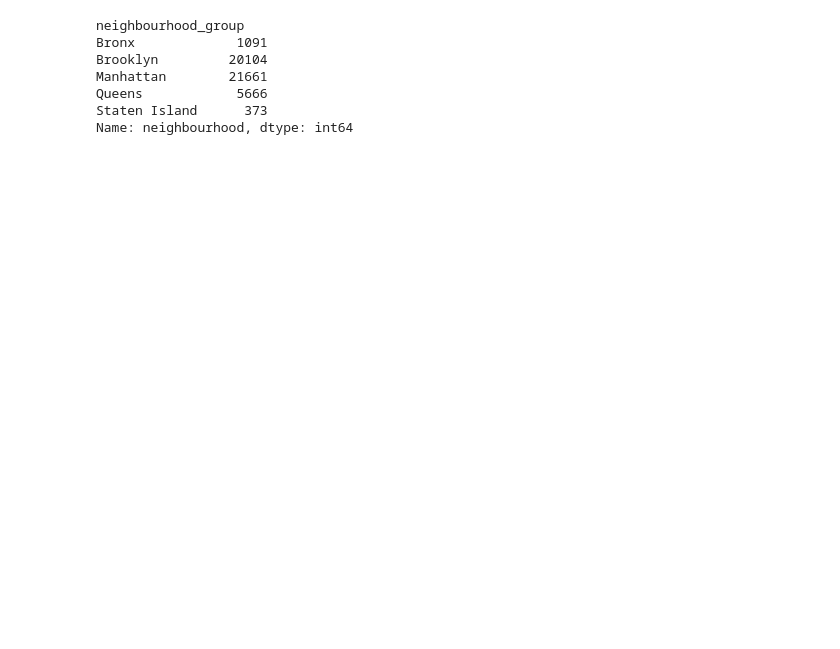
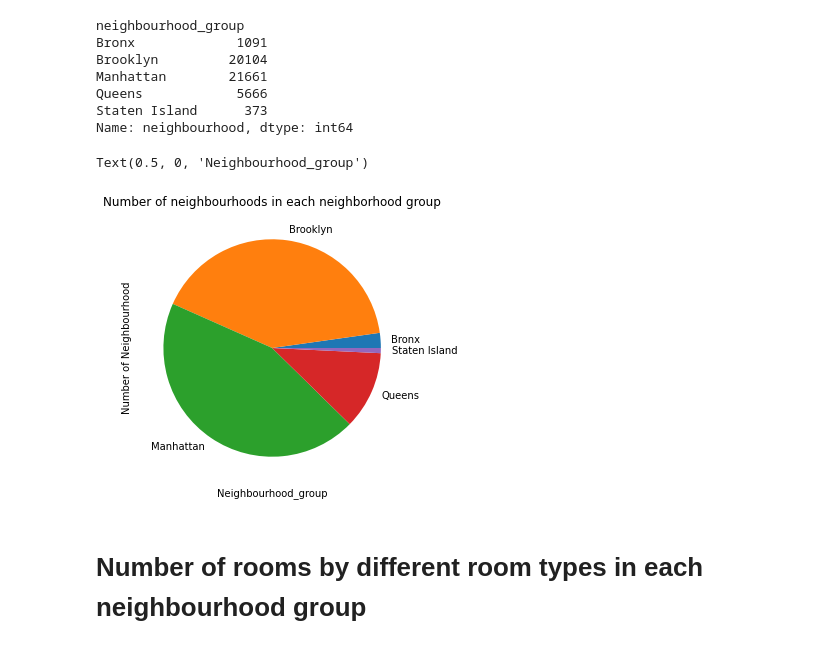
Before and after one commit to alokbhoi447/Airbnb-Booking-Analysis, a Jupyter notebook: Airbnb_Bookings_Analysis_Capstone_Project.ipynb, the cells around one changed output. Drawn from its saved outputs; the diff is of its cells as text; code cells hidden in the pictures; blank space fills up the shorter version.

```diff
--- a/Airbnb_Bookings_Analysis_Capstone_Project.ipynb
+++ b/Airbnb_Bookings_Analysis_Capstone_Project.ipynb
@@ -108,6 +107,6 @@ df[df['name'].isnull()]
 # %%
-neigbourhood_in_group = df.groupby('neighbourhood_group')['neighbourhood'].count()
-neigbourhood_in_group
+number_of_neighbourhood = df.groupby('neighbourhood_group')['neighbourhood'].count()
+number_of_neighbourhood
 # %% [output]
 neighbourhood_group
 Bronx             1091
@@ -117,9 +116,14 @@ Queens            5666
 Staten Island      373
 Name: neighbourhood, dtype: int64
 # %%
-neigbourhood_in_group.plot(kind = 'bar')
+number_of_neighbourhood.plot(kind = 'pie',figsize=(5,5))
 
-plt.title('neighborhood_groups')
+plt.title('Number of neighbourhoods in each neighborhood group')
 plt.ylabel('Number of Neighbourhood')
 plt.xlabel('Neighbourhood_group')
+# %% [output]
+Text(0.5, 0, 'Neighbourhood_group')
+[figure, added]
+# %% [markdown]
+# **Number of rooms by different room types in each neighbourhood group**
 # %%
```
Also changed, not shown: parts of 36 cells of this notebook.
